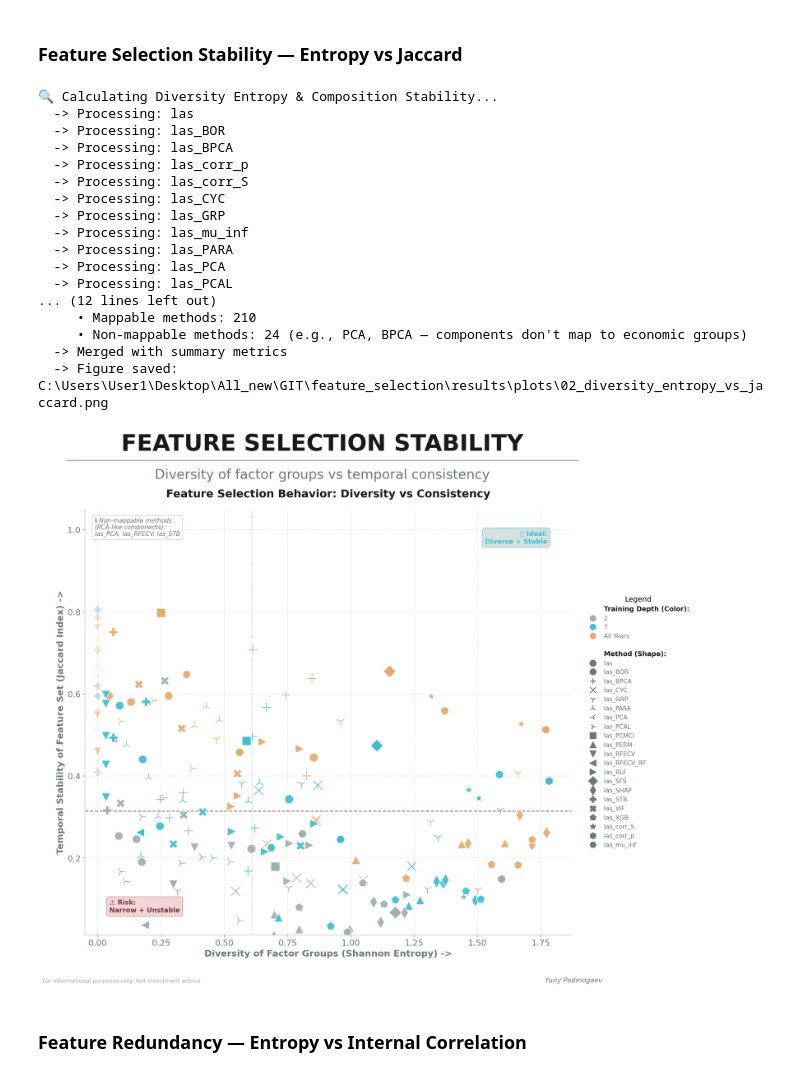
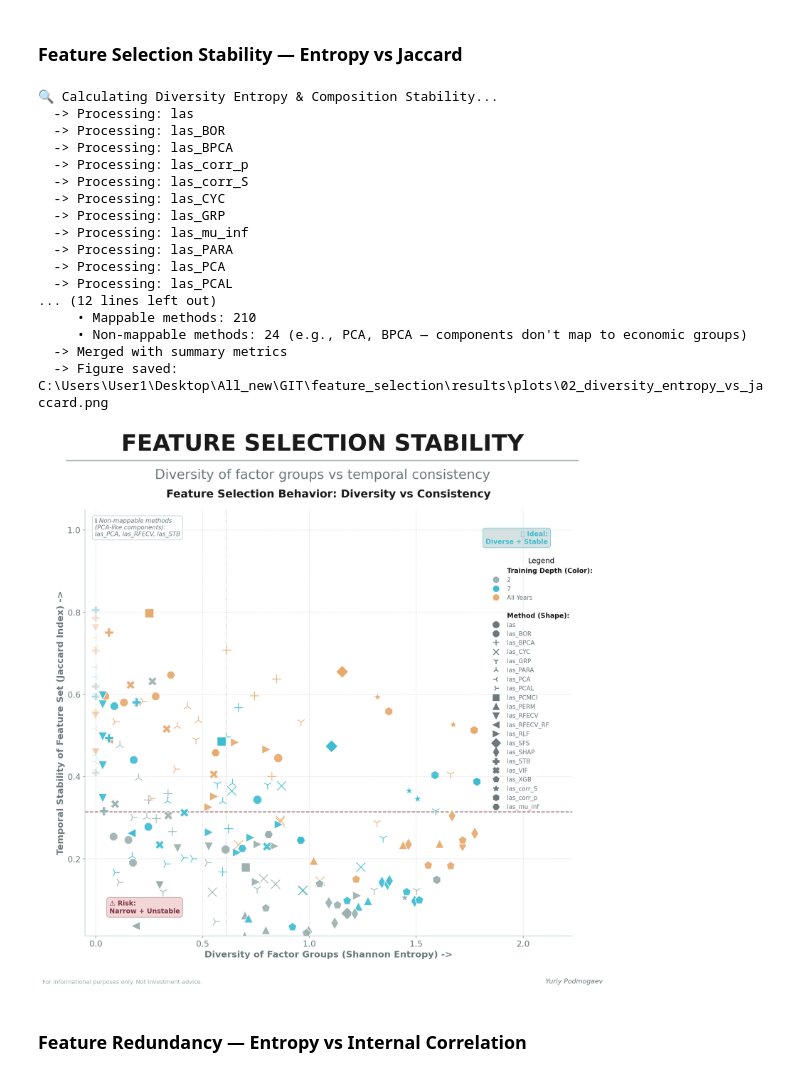
Before and after one commit to ypodmogaev/feature_selection, a Jupyter notebook: feature_selection.ipynb, the cells around one changed output. Cells and saved outputs as stored; diff of their text form; code cells hidden in the pictures.

```diff
--- a/feature_selection.ipynb
+++ b/feature_selection.ipynb
@@ -5057,6 +5057,8 @@ def add_custom_legend(
     ax: plt.Axes,
     depth_palette: Dict[str, str],
     method_markers: Dict[str, str],
+    leg_x=0.8,
+    leg_y=0.95
 ):
     """Build a clean two-section legend: Depth (colors) and Methods (shapes)."""
     handles = []
@@ -5096,8 +5098,8 @@ def add_custom_legend(
     legend = ax.legend(
         handles=handles,
         labels=labels,
-        loc='center left',
-        bbox_to_anchor=(1.02, 0.5),
+        loc='upper left',
+        bbox_to_anchor=(leg_x, leg_y),
         frameon=False,
         fontsize=10,
         title='Legend',
@@ -5109,7 +5111,6 @@ def add_custom_legend(
             text.set_fontweight('bold')
             text.set_color(INK)
             text.set_fontsize(11)
-
 
 def auto_map_group(feature_name: str) -> str:
     """Map a feature name to its factor group using heuristic rules."""
@@ -5356,7 +5357,13 @@ def plot_trend_vs_mape(
 
     if save_path:
         Path(save_path).parent.mkdir(parents=True, exist_ok=True)
-        plt.savefig(save_path, facecolor=WHITE)
+        plt.savefig(
+            save_path,
+            facecolor=WHITE,
+            bbox_inches='tight',
+            pad_inches=0.5,  # <-- ДОБАВЛЕНО: отступ в дюймах вокруг всего содержимого
+            dpi=300
+        )
         print(f"  -> Figure saved: {save_path}")
 
     plt.show()
@@ -5700,7 +5707,7 @@ def plot_entropy_vs_jaccard(
         fontweight='bold', pad=20,
     )
 
-    add_custom_legend(ax, depth_palette, method_markers)
+    add_custom_legend(ax, depth_palette, method_markers, leg_x=0.82, leg_y=0.9)
 
     ax.grid(True, linestyle='--', alpha=0.35, axis='both', zorder=0)
     ax.set_axisbelow(True)
@@ -5713,12 +5720,18 @@ def plot_entropy_vs_jaccard(
     # 🆕 Расширяем диапазон, если есть точки на нуле
     if x_min == 0:
         x_min = -0.05
-    ax.set_xlim(x_min * 0.95 if x_min > 0 else x_min, x_max * 1.05)
+    ax.set_xlim(x_min * 0.95 if x_min > 0 else x_min, x_max * 1.25)
     ax.set_ylim(y_min * 0.95, y_max * 1.05)
 
     if save_path:
         Path(save_path).parent.mkdir(parents=True, exist_ok=True)
-        plt.savefig(save_path, facecolor=WHITE)
+        plt.savefig(
+            save_path,
+            facecolor=WHITE,
+            bbox_inches='tight',
+            pad_inches=0.5,  # <-- ДОБАВЛЕНО: отступ в дюймах вокруг всего содержимого
+            dpi=300
+        )
         print(f"  -> Figure saved: {save_path}")
 
     plt.show()
@@ -5738,34 +5751,34 @@ df_entropy_jaccard = extract_diversity_stability_metrics(BASE_DIR, df_summary)
 if len(df_entropy_jaccard) > 0:
     depth_palette = generate_depth_palette(df_entropy_jaccard)
     method_markers = generate_method_markers(df_entropy_jaccard)
 
     plot_entropy_vs_jaccard(
         df_entropy_jaccard,
         depth_palette=depth_palette,
         method_markers=method_markers,
         save_path=SAVE_DIR / "02_diversity_entropy_vs_jaccard.png",
     )
 else:
     print("️ No data to plot.")
 # %% [output]
 🔍 Calculating Diversity Entropy & Composition Stability...
   -> Processing: las
   -> Processing: las_BOR
   -> Processing: las_BPCA
   -> Processing: las_corr_p
   -> Processing: las_corr_S
   -> Processing: las_CYC
   -> Processing: las_GRP
   -> Processing: las_mu_inf
   -> Processing: las_PARA
   -> Processing: las_PCA
   -> Processing: las_PCAL
 ... (12 lines left out)
      • Mappable methods: 210
      • Non-mappable methods: 24 (e.g., PCA, BPCA — components don't map to economic groups)
   -> Merged with summary metrics
   -> Figure saved: C:\Users\User1\Desktop\All_new\GIT\feature_selection\results\plots\02_diversity_entropy_vs_jaccard.png
-[figure, old version]
+[figure, new version]
 # %% [markdown]
 ### Feature Redundancy — Entropy vs Internal Correlation
 # %%
```
Also changed, not shown: parts of 5 cells of this notebook.
